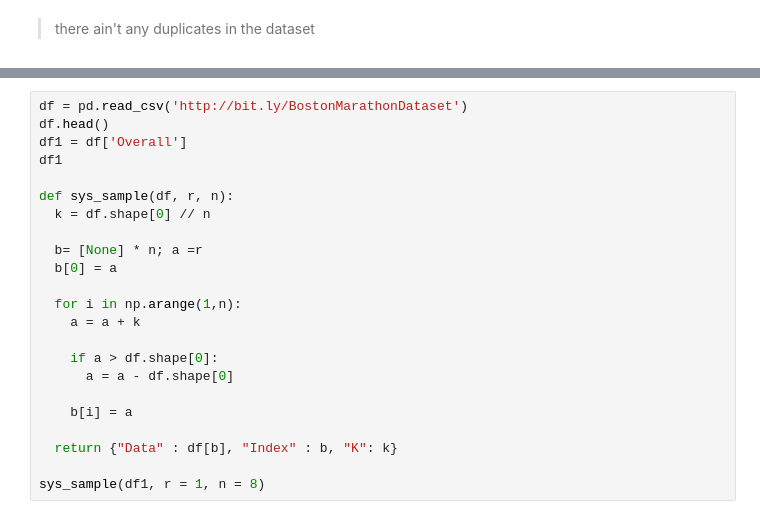
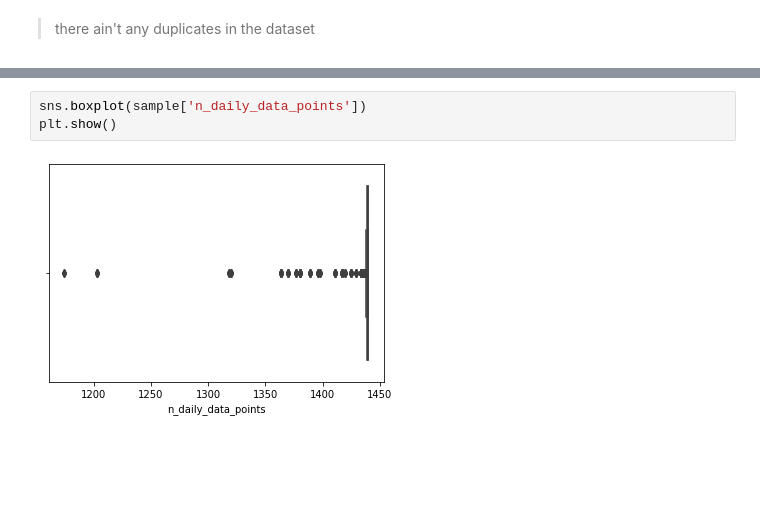
Before and after one commit to victoriousvictor42/electic-car, a Jupyter notebook: Autolib.ipynb, the cells around one changed output, grey strips where cells are left out. Saved outputs shown, nothing was run; the diff lists cells and outputs as text; blank space fills up the shorter version.

```diff
--- a/Autolib.ipynb
+++ b/Autolib.ipynb
@@ -102,23 +114,5 @@ sns.boxplot(df['date'])
-# %%
-df = pd.read_csv('http://bit.ly/BostonMarathonDataset')
-df.head()
-df1 = df['Overall']
-df1
-
-def sys_sample(df, r, n):
-  k = df.shape[0] // n
-
-  b= [None] * n; a =r
-  b[0] = a
-
-  for i in np.arange(1,n):
-    a = a + k
-
-    if a > df.shape[0]:
-      a = a - df.shape[0]
-
-    b[i] = a
-
-  return {"Data" : df[b], "Index" : b, "K": k}
-
-sys_sample(df1, r = 1, n = 8)
+# %%
+sns.boxplot(sample['n_daily_data_points'])
+plt.show()
+# %% [output]
+[figure, added]
```
Also changed, not shown: parts of 29 cells of this notebook.
